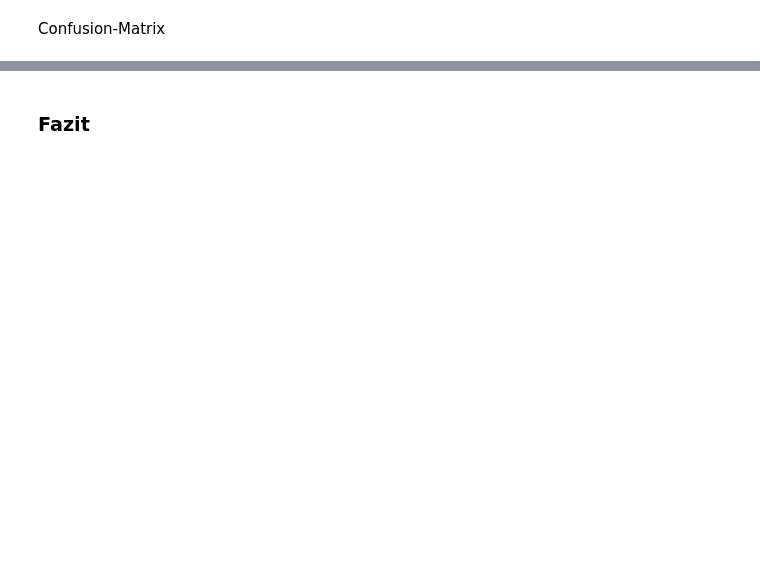
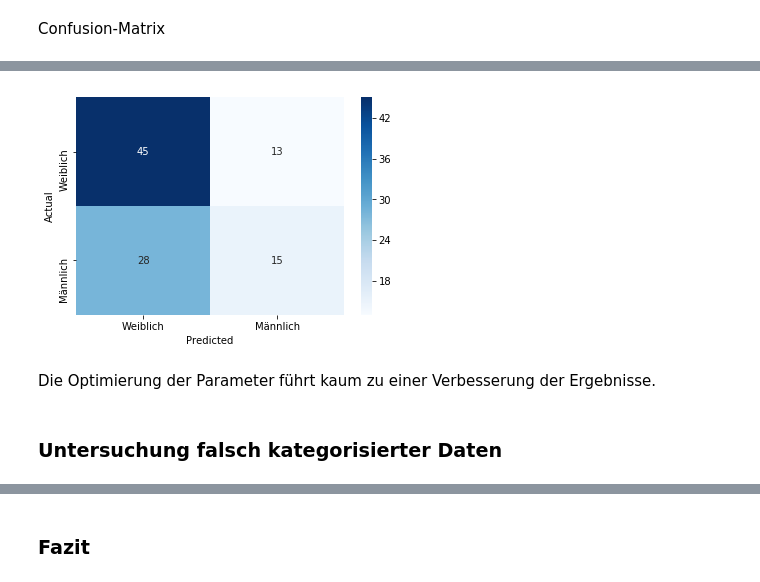
Before and after one commit to wittmannev/Bachelor-Textanalytics, a Jupyter notebook: Klassifikation.ipynb, the cells around one changed output, grey strips where cells are left out. Cells and saved outputs as stored; diff of their text form; code cells hidden in the pictures; blank space fills up the shorter version.

```diff
--- a/Klassifikation.ipynb
+++ b/Klassifikation.ipynb
@@ -687,0 +799,17 @@ plt.xlabel("Predicted");
+# %%
+X_train, X_test, y_train, y_test, indices_train, indices_test = train_test_split(features,
+                                                                                 labels,
+                                                                                 reason_df.index,
+                                                                                 test_size=0.20)
+# %%
+from sklearn.pipeline import Pipeline
+from sklearn.feature_extraction.text import CountVectorizer
+from sklearn.feature_extraction.text import TfidfTransformer
+from sklearn.svm import SVC
+
+text_clf = Pipeline([("vect", CountVectorizer(max_df=0.5, ngram_range=(1, 2), stop_words=get_stopwords())),
+                     ("tfidf", TfidfTransformer(use_idf=True, sublinear_tf=True, norm="l2")),
+                     ("sv_clf", SVC(C=1.3, kernel="linear")),])
+
+text_clf = text_clf.fit(X_train, y_train)
+y_predicted = text_clf.predict(X_test)
@@ -687,0 +832,17 @@ plt.xlabel("Predicted");
+# %%
+import matplotlib.pyplot as plt
+import seaborn as sns
+from sklearn.metrics import confusion_matrix
+
+conf_mat = confusion_matrix(y_test, y_predicted)
+fig, ax = plt.subplots(figsize=(6, 4))
+sns.heatmap(conf_mat, annot=True, fmt="d", cmap="Blues", cbar=True,
+            xticklabels=category_id_df.category.values, yticklabels=category_id_df.category.values)
+plt.ylabel("Actual")
+plt.xlabel("Predicted");
+# %% [output]
+[figure, added]
+# %% [markdown]
+Die Optimierung der Parameter führt kaum zu einer Verbesserung der Ergebnisse.
+# %% [markdown]
+### Untersuchung falsch kategorisierter Daten
```
Also changed, not shown: parts of 46 cells of this notebook, 2 other files.
